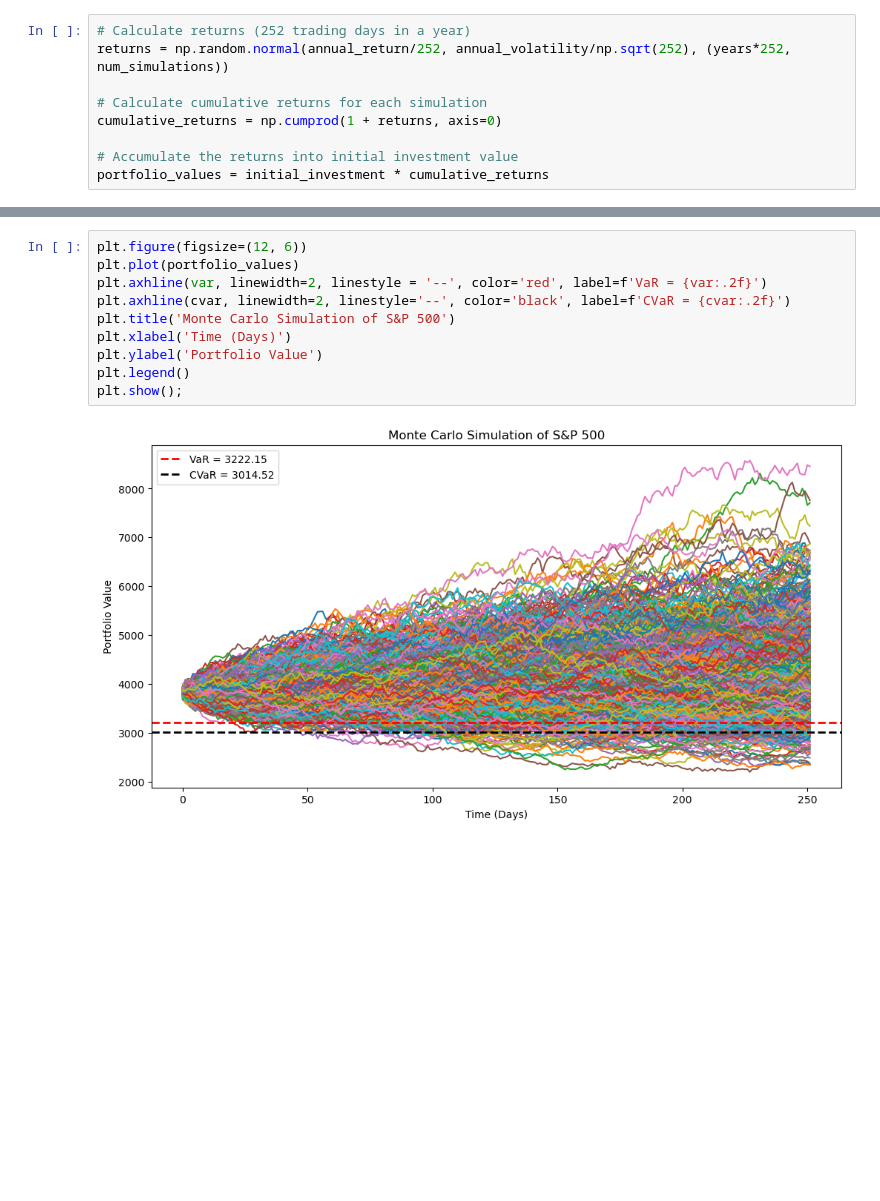
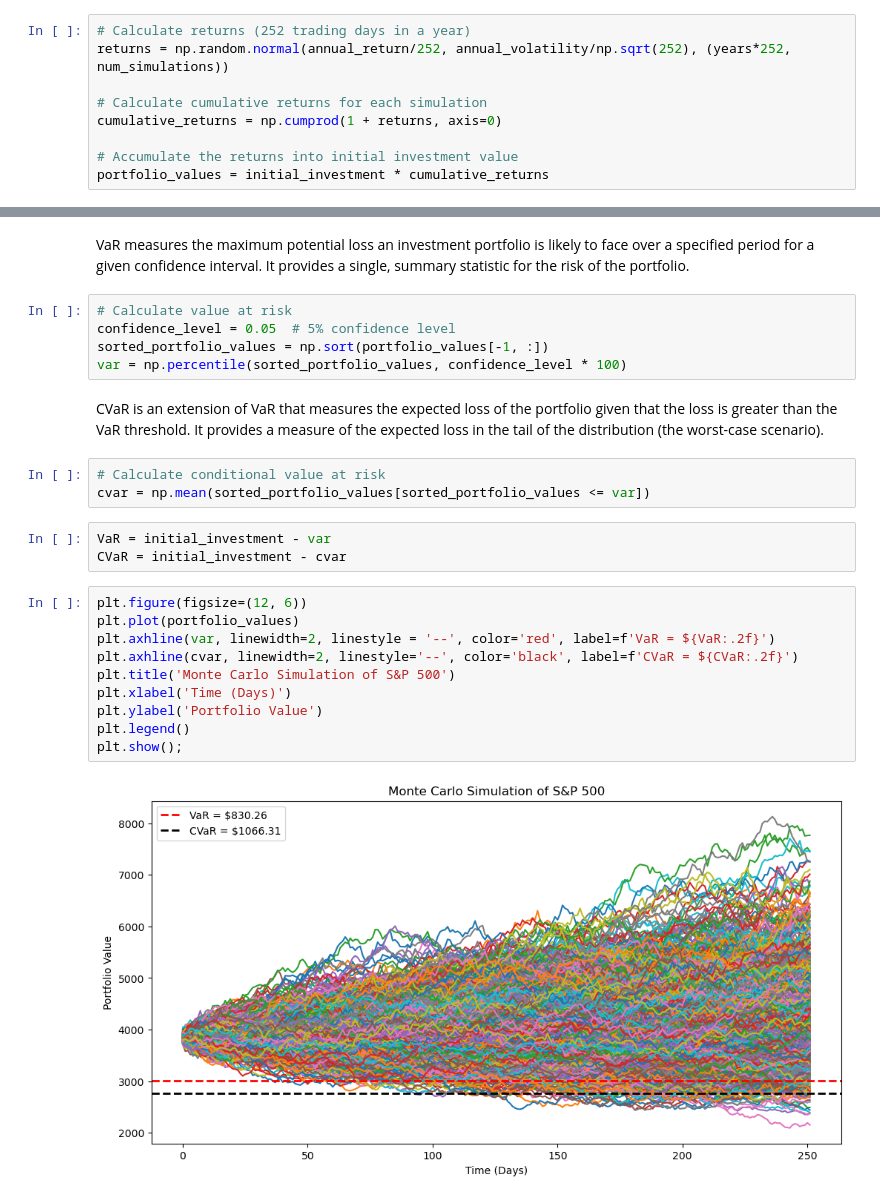
Before and after one commit to 7ired/monte_carlo, a Jupyter notebook: monte_carlo.ipynb, the cells around one changed output, grey strips where cells are left out. Drawn from its saved outputs; the diff is of its cells as text; blank space fills up the shorter version.

```diff
--- a/monte_carlo.ipynb
+++ b/monte_carlo.ipynb
@@ -53,12 +46,28 @@ cvar = initial_investment*cvar
+# %% [markdown]
+VaR measures the maximum potential loss an investment portfolio is likely to face over a specified period for a given confidence interval. It provides a single, summary statistic for the risk of the portfolio.
+# %%
+# Calculate value at risk
+confidence_level = 0.05  # 5% confidence level
+sorted_portfolio_values = np.sort(portfolio_values[-1, :])
+var = np.percentile(sorted_portfolio_values, confidence_level * 100)
+# %% [markdown]
+CVaR is an extension of VaR that measures the expected loss of the portfolio given that the loss is greater than the VaR threshold.
+It provides a measure of the expected loss in the tail of the distribution (the worst-case scenario).
+# %%
+# Calculate conditional value at risk
+cvar = np.mean(sorted_portfolio_values[sorted_portfolio_values <= var])
+# %%
+VaR = initial_investment - var
+CVaR = initial_investment - cvar
 # %%
 plt.figure(figsize=(12, 6))
 plt.plot(portfolio_values)
-plt.axhline(var, linewidth=2, linestyle = '--', color='red', label=f'VaR = {var:.2f}')
-plt.axhline(cvar, linewidth=2, linestyle='--', color='black', label=f'CVaR = {cvar:.2f}')
+plt.axhline(var, linewidth=2, linestyle = '--', color='red', label=f'VaR = ${VaR:.2f}')
+plt.axhline(cvar, linewidth=2, linestyle='--', color='black', label=f'CVaR = ${CVaR:.2f}')
 plt.title('Monte Carlo Simulation of S&P 500')
 plt.xlabel('Time (Days)')
 plt.ylabel('Portfolio Value')
 plt.legend()
 plt.show();
 # %% [output]
-[figure, old version]
+[figure, new version]
```
Also changed, not shown: parts of 2 cells of this notebook.
